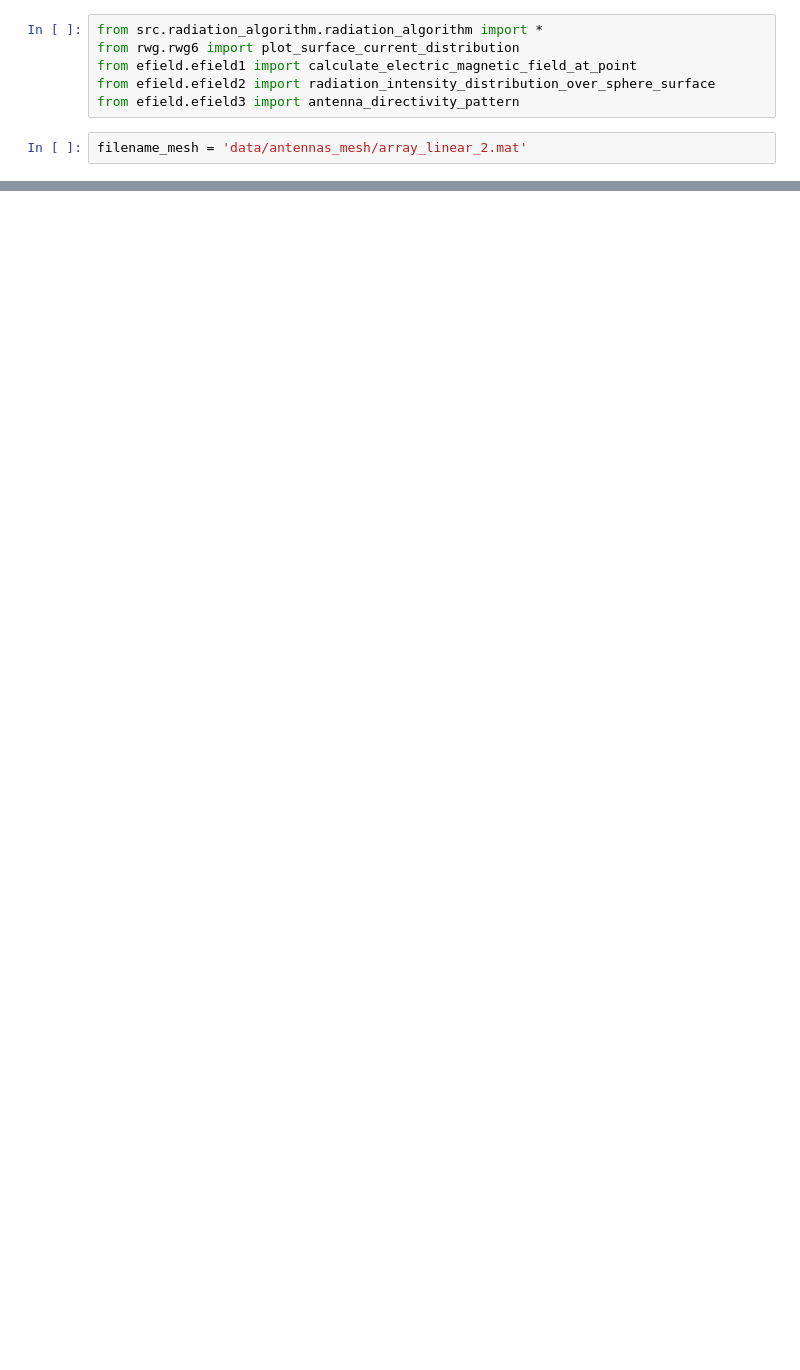
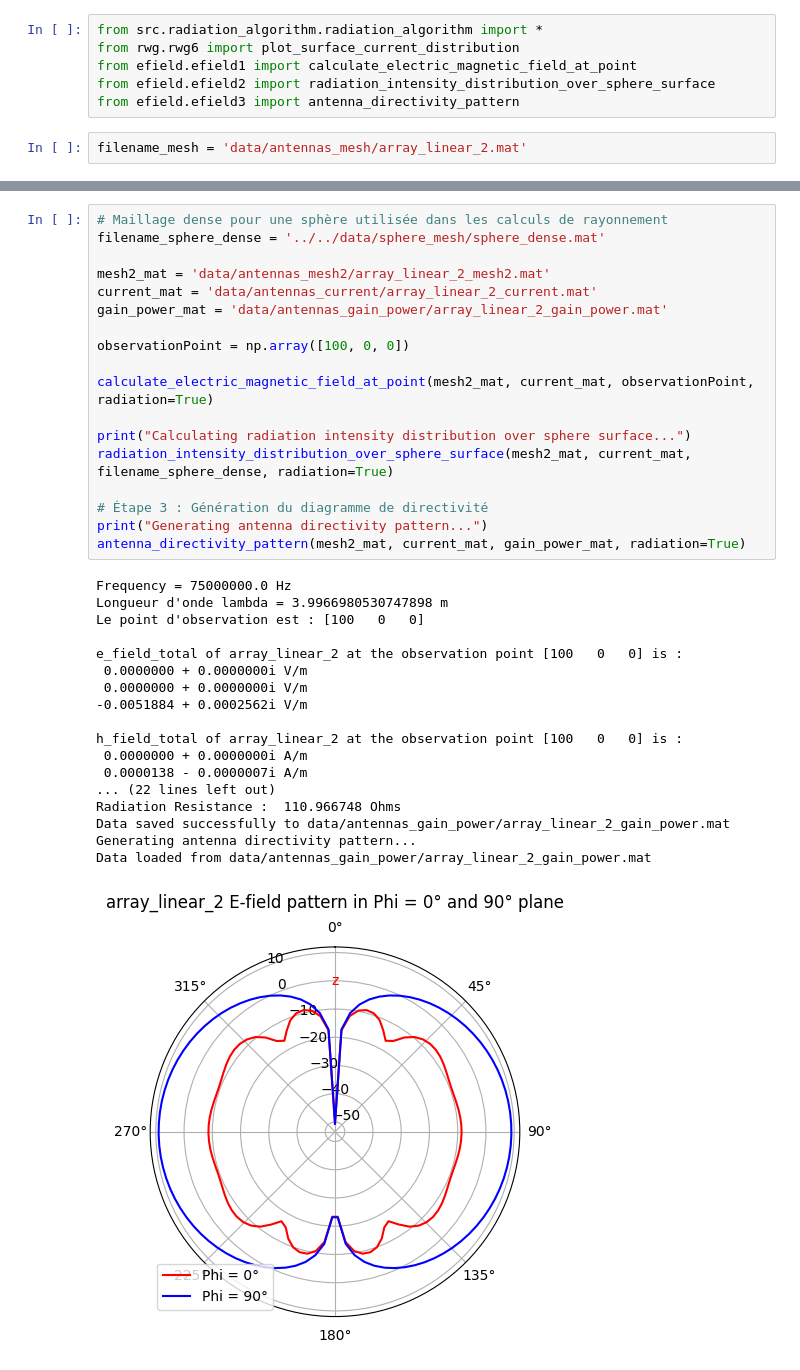
Before and after one commit to FahdilOuro/Antenna_Solver_MoM, a Jupyter notebook: antenna_simulation/radiation_antenna/array_linear_2_antenna.ipynb, the cells around one changed output, grey strips where cells are left out. Saved outputs shown, nothing was run; the diff lists cells and outputs as text; blank space fills up the shorter version.

Commit message:
New array_linear_2_antenna

```diff
--- a/antenna_simulation/radiation_antenna/array_linear_2_antenna.ipynb
+++ b/antenna_simulation/radiation_antenna/array_linear_2_antenna.ipynb
@@ -37,0 +38,37 @@ Temps écoulé pour le traitement de l'antenne étudiée : 0.737929 secondes
+# %%
+# Maillage dense pour une sphère utilisée dans les calculs de rayonnement
+filename_sphere_dense = '../../data/sphere_mesh/sphere_dense.mat'
+
+mesh2_mat = 'data/antennas_mesh2/array_linear_2_mesh2.mat'
+current_mat = 'data/antennas_current/array_linear_2_current.mat'
+gain_power_mat = 'data/antennas_gain_power/array_linear_2_gain_power.mat'
+
+observationPoint = np.array([100, 0, 0])
+
+calculate_electric_magnetic_field_at_point(mesh2_mat, current_mat, observationPoint, radiation=True)
+
+print("Calculating radiation intensity distribution over sphere surface...")
+radiation_intensity_distribution_over_sphere_surface(mesh2_mat, current_mat, filename_sphere_dense, radiation=True)
+
+# Étape 3 : Génération du diagramme de directivité
+print("Generating antenna directivity pattern...")
+antenna_directivity_pattern(mesh2_mat, current_mat, gain_power_mat, radiation=True)
+# %% [output]
+Frequency = 75000000.0 Hz
+Longueur d'onde lambda = 3.9966980530747898 m
+Le point d'observation est : [100   0   0]
+
+e_field_total of array_linear_2 at the observation point [100   0   0] is :
+ 0.0000000 + 0.0000000i V/m
+ 0.0000000 + 0.0000000i V/m
+-0.0051884 + 0.0002562i V/m
+
+h_field_total of array_linear_2 at the observation point [100   0   0] is :
+ 0.0000000 + 0.0000000i A/m
+ 0.0000138 - 0.0000007i A/m
+... (22 lines left out)
+Radiation Resistance :  110.966748 Ohms
+Data saved successfully to data/antennas_gain_power/array_linear_2_gain_power.mat
+Generating antenna directivity pattern...
+Data loaded from data/antennas_gain_power/array_linear_2_gain_power.mat
+[figure, added]
```
Also changed, not shown: parts of 1 cell of this notebook.
